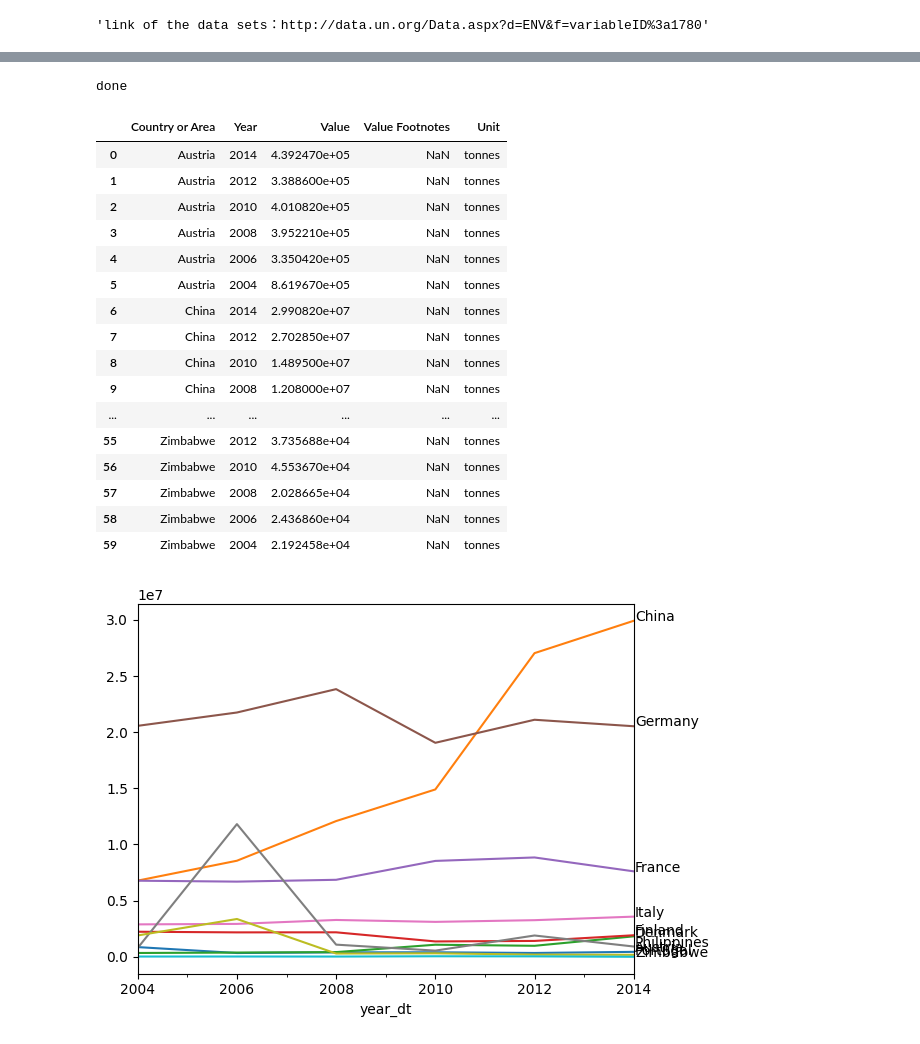
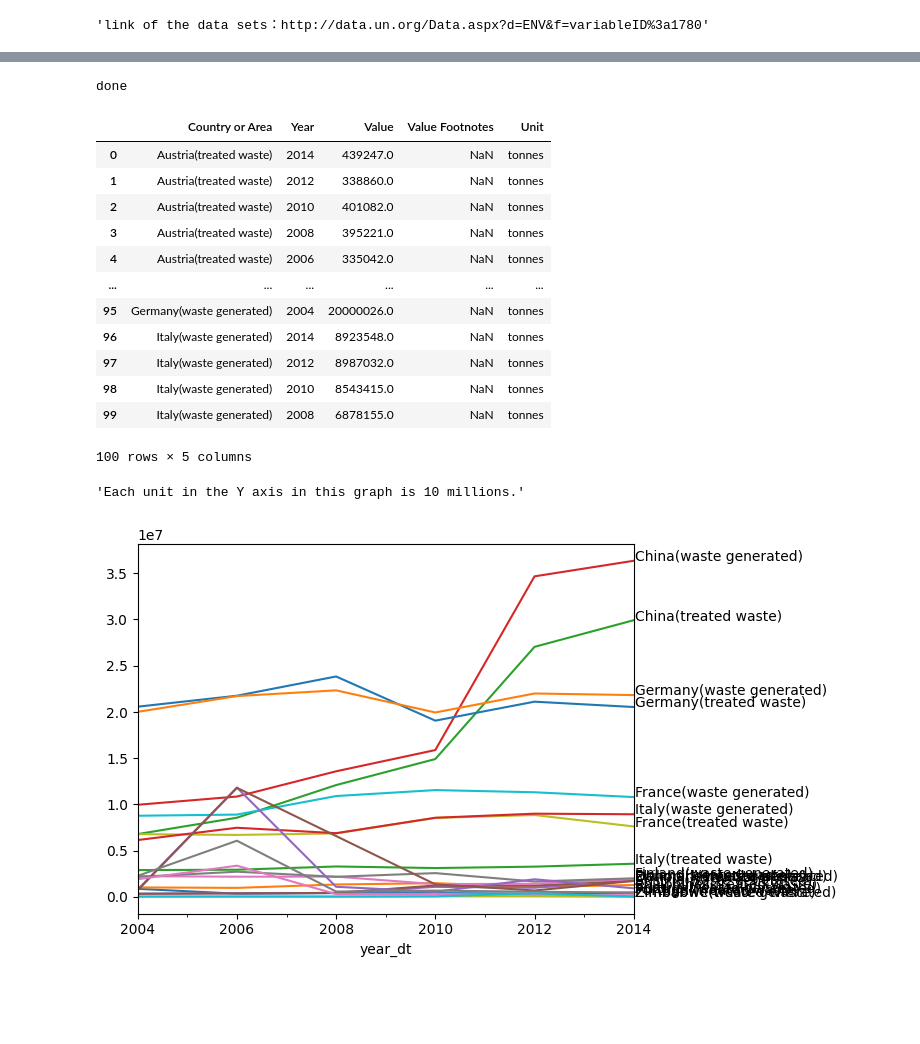
Before and after one commit to ZHONGHOIHUNG/data2, a Jupyter notebook: data_introduction/assessment presentation.ipynb, the cells around one changed output, grey strips where cells are left out. Saved outputs shown, nothing was run; the diff lists cells and outputs as text; code cells hidden in the pictures; blank space fills up the shorter version.

```diff
--- a/data_introduction/assessment presentation.ipynb
+++ b/data_introduction/assessment presentation.ipynb
@@ -4,3 +4,17 @@
 "link of the data sets：http://data.un.org/Data.aspx?d=ENV&f=variableID%3a1780"
 # %% [output]
 'link of the data sets：http://data.un.org/Data.aspx?d=ENV&f=variableID%3a1780'
+# %%
+import matplotlib
+import matplotlib.pyplot as plt
+import numpy as np
+import pandas as pd
+import os
+from datetime import datetime
+%matplotlib inline
+filepath = "7.csv"
+
+
+penalty_data = pd.read_csv(filepath)
+print("done")
+penalty_data.head(200)
@@ -6,0 +36,20 @@
+# %%
+def make_date(year):
+    try:
+        return datetime(year=int(year), month=6, day=1)
+    except:
+        print("bad year data:", year, type(year))
+        return None
+penalty_data["year_dt"] = penalty_data.Year.apply(make_date)
+fig, ax = plt.subplots()
+for country, df in penalty_data.set_index("year_dt").groupby("Country or Area"):
+    df.Value.plot()
+    try:
+        ax.annotate(
+            country,
+            xy=(df.index.max(), df.Value[pd.Series(df.index).idxmax()]),
+            xytext=(1, 0), textcoords='offset points',
+        )
+    except:
+        pass
+"the unit in the Y axis represents a 100 million tonne."
@@ -12,7 +82,7 @@ import pandas as pd
 import os
 from datetime import datetime
 %matplotlib inline
-filepath = "1.csv"
+filepath = "8.csv"
 
 
 penalty_data = pd.read_csv(filepath)
@@ -21,40 +91,38 @@ penalty_data.head(100)
 # %% [output]
 done
 |  | Country or Area | Year | Value | Value Footnotes | Unit |
-| 0 | Austria | 2014 | 4.392470e+05 | NaN | tonnes |
-| 1 | Austria | 2012 | 3.388600e+05 | NaN | tonnes |
-| 2 | Austria | 2010 | 4.010820e+05 | NaN | tonnes |
-| 3 | Austria | 2008 | 3.952210e+05 | NaN | tonnes |
-| 4 | Austria | 2006 | 3.350420e+05 | NaN | tonnes |
-| 5 | Austria | 2004 | 8.619670e+05 | NaN | tonnes |
-| 6 | China | 2014 | 2.990820e+07 | NaN | tonnes |
-| 7 | China | 2012 | 2.702850e+07 | NaN | tonnes |
-| 8 | China | 2010 | 1.489500e+07 | NaN | tonnes |
-| 9 | China | 2008 | 1.208000e+07 | NaN | tonnes |
+| 0 | Austria(treated waste) | 2014 | 439247.0 | NaN | tonnes |
+| 1 | Austria(treated waste) | 2012 | 338860.0 | NaN | tonnes |
+| 2 | Austria(treated waste) | 2010 | 401082.0 | NaN | tonnes |
+| 3 | Austria(treated waste) | 2008 | 395221.0 | NaN | tonnes |
+| 4 | Austria(treated waste) | 2006 | 335042.0 | NaN | tonnes |
 | ... | ... | ... | ... | ... | ... |
-| 55 | Zimbabwe | 2012 | 3.735688e+04 | NaN | tonnes |
-| 56 | Zimbabwe | 2010 | 4.553670e+04 | NaN | tonnes |
-| 57 | Zimbabwe | 2008 | 2.028665e+04 | NaN | tonnes |
-| 58 | Zimbabwe | 2006 | 2.436860e+04 | NaN | tonnes |
-| 59 | Zimbabwe | 2004 | 2.192458e+04 | NaN | tonnes |
+| 95 | Germany(waste generated) | 2004 | 20000026.0 | NaN | tonnes |
+| 96 | Italy(waste generated) | 2014 | 8923548.0 | NaN | tonnes |
+| 97 | Italy(waste generated) | 2012 | 8987032.0 | NaN | tonnes |
+| 98 | Italy(waste generated) | 2010 | 8543415.0 | NaN | tonnes |
+| 99 | Italy(waste generated) | 2008 | 6878155.0 | NaN | tonnes |
+100 rows × 5 columns
 # %%
 def make_date(year):
     try:
         return datetime(year=int(year), month=6, day=1)
     except:
         print("bad year data:", year, type(year))
         return None
 penalty_data["year_dt"] = penalty_data.Year.apply(make_date)
 fig, ax = plt.subplots()
 for country, df in penalty_data.set_index("year_dt").groupby("Country or Area"):
     df.Value.plot()
     try:
         ax.annotate(
             country,
             xy=(df.index.max(), df.Value[pd.Series(df.index).idxmax()]),
             xytext=(1, 0), textcoords='offset points',
         )
     except:
         pass
+"Each unit in the Y axis in this graph is 10 millions."
 # %% [output]
+'Each unit in the Y axis in this graph is 10 millions.'
-[figure, old version]
+[figure, new version]
```
Also changed, not shown: parts of 11 cells of this notebook, 7 other files.
